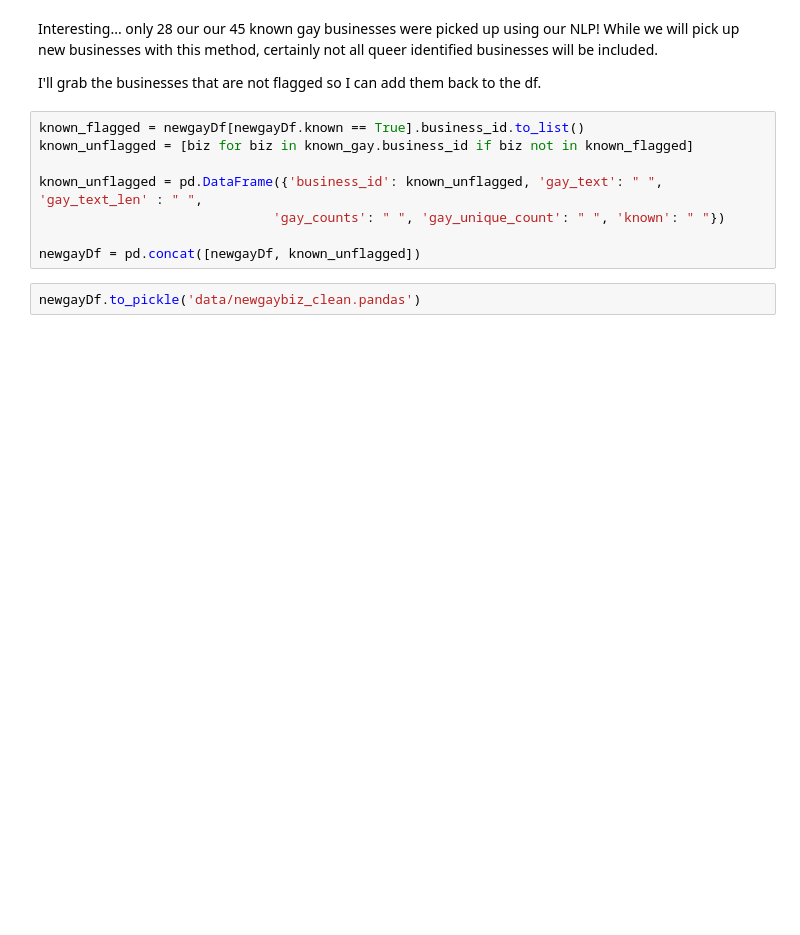
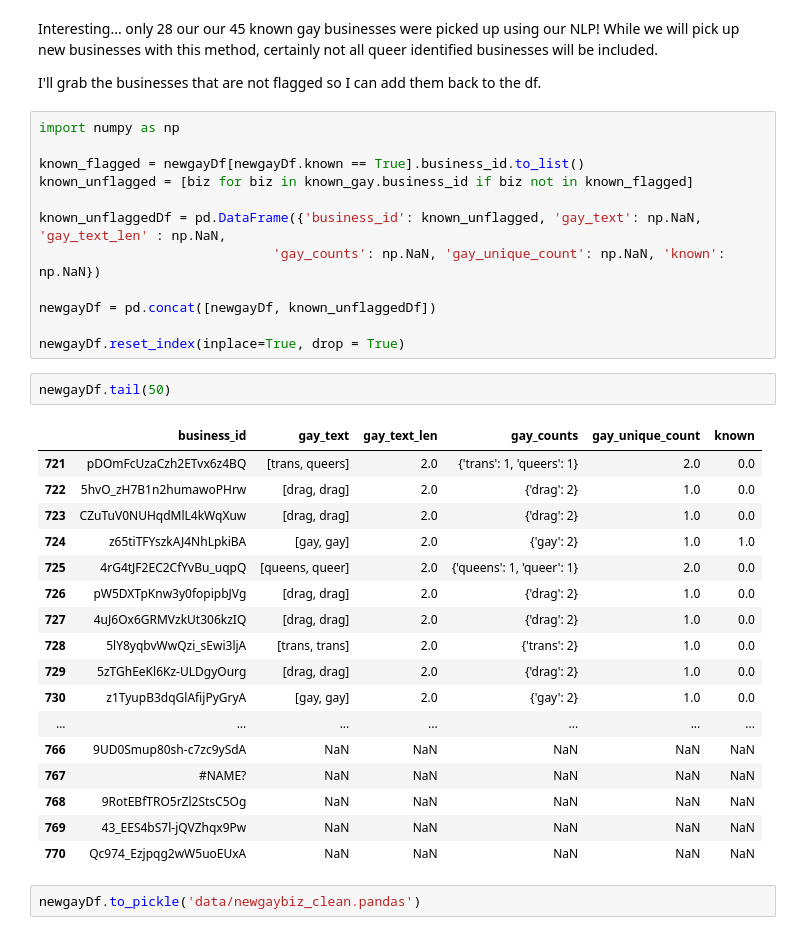
Before and after one commit to laharps/informal-queer-spaces, a Jupyter notebook: Harper_all biz.ipynb, the cells around one changed output. Cells and saved outputs as stored; diff of their text form; blank space fills up the shorter version.

```diff
--- a/Harper_all biz.ipynb
+++ b/Harper_all biz.ipynb
@@ -147,13 +148,37 @@ Interesting... only 28 our our 45 known gay businesses were picked up using our
 
 I'll grab the businesses that are not flagged so I can add them back to the df.
 # %%
+import numpy as np
+
 known_flagged = newgayDf[newgayDf.known == True].business_id.to_list()
 known_unflagged = [biz for biz in known_gay.business_id if biz not in known_flagged]
 
-known_unflagged = pd.DataFrame({'business_id': known_unflagged, 'gay_text': " ", 'gay_text_len' : " ",
-                              'gay_counts': " ", 'gay_unique_count': " ", 'known': " "})
+known_unflaggedDf = pd.DataFrame({'business_id': known_unflagged, 'gay_text': np.NaN, 'gay_text_len' : np.NaN,
+                              'gay_counts': np.NaN, 'gay_unique_count': np.NaN, 'known': np.NaN})
 
-newgayDf = pd.concat([newgayDf, known_unflagged])
+newgayDf = pd.concat([newgayDf, known_unflaggedDf])
+
+newgayDf.reset_index(inplace=True, drop = True)
+# %%
+newgayDf.tail(50)
+# %% [output]
+|  | business_id | gay_text | gay_text_len | gay_counts | gay_unique_count | known |
+| 721 | pDOmFcUzaCzh2ETvx6z4BQ | [trans, queers] | 2.0 | {'trans': 1, 'queers': 1} | 2.0 | 0.0 |
+| 722 | 5hvO_zH7B1n2humawoPHrw | [drag, drag] | 2.0 | {'drag': 2} | 1.0 | 0.0 |
+| 723 | CZuTuV0NUHqdMlL4kWqXuw | [drag, drag] | 2.0 | {'drag': 2} | 1.0 | 0.0 |
+| 724 | z65tiTFYszkAJ4NhLpkiBA | [gay, gay] | 2.0 | {'gay': 2} | 1.0 | 1.0 |
+| 725 | 4rG4tJF2EC2CfYvBu_uqpQ | [queens, queer] | 2.0 | {'queens': 1, 'queer': 1} | 2.0 | 0.0 |
+| 726 | pW5DXTpKnw3y0fopipbJVg | [drag, drag] | 2.0 | {'drag': 2} | 1.0 | 0.0 |
+| 727 | 4uJ6Ox6GRMVzkUt306kzIQ | [drag, drag] | 2.0 | {'drag': 2} | 1.0 | 0.0 |
+| 728 | 5lY8yqbvWwQzi_sEwi3ljA | [trans, trans] | 2.0 | {'trans': 2} | 1.0 | 0.0 |
+| 729 | 5zTGhEeKl6Kz-ULDgyOurg | [drag, drag] | 2.0 | {'drag': 2} | 1.0 | 0.0 |
+| 730 | z1TyupB3dqGlAfijPyGryA | [gay, gay] | 2.0 | {'gay': 2} | 1.0 | 0.0 |
+| ... | ... | ... | ... | ... | ... | ... |
+| 766 | 9UD0Smup80sh-c7zc9ySdA | NaN | NaN | NaN | NaN | NaN |
+| 767 | #NAME? | NaN | NaN | NaN | NaN | NaN |
+| 768 | 9RotEBfTRO5rZl2StsC5Og | NaN | NaN | NaN | NaN | NaN |
+| 769 | 43_EES4bS7l-jQVZhqx9Pw | NaN | NaN | NaN | NaN | NaN |
+| 770 | Qc974_Ezjpqg2wW5uoEUxA | NaN | NaN | NaN | NaN | NaN |
 # %%
 newgayDf.to_pickle('data/newgaybiz_clean.pandas')
 # %% [markdown]
```
Also changed, not shown: parts of 7 cells of this notebook, 3 other files.
